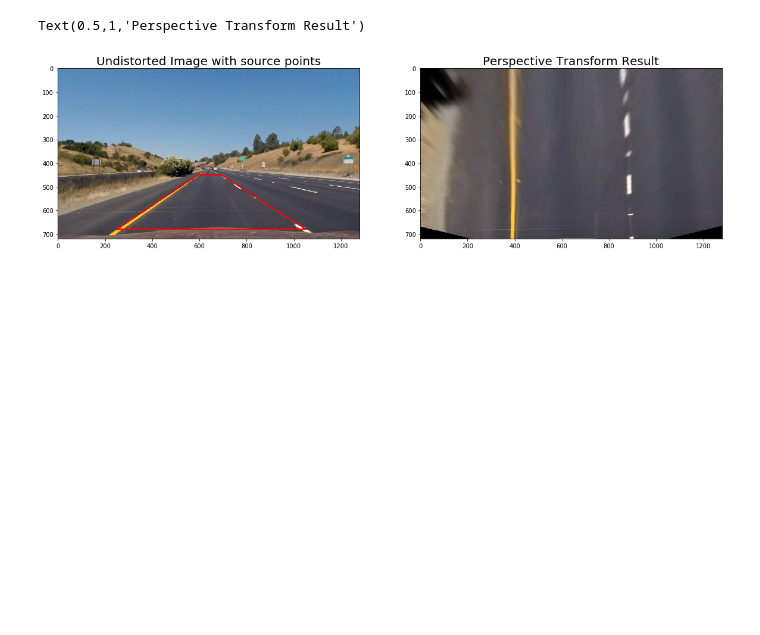
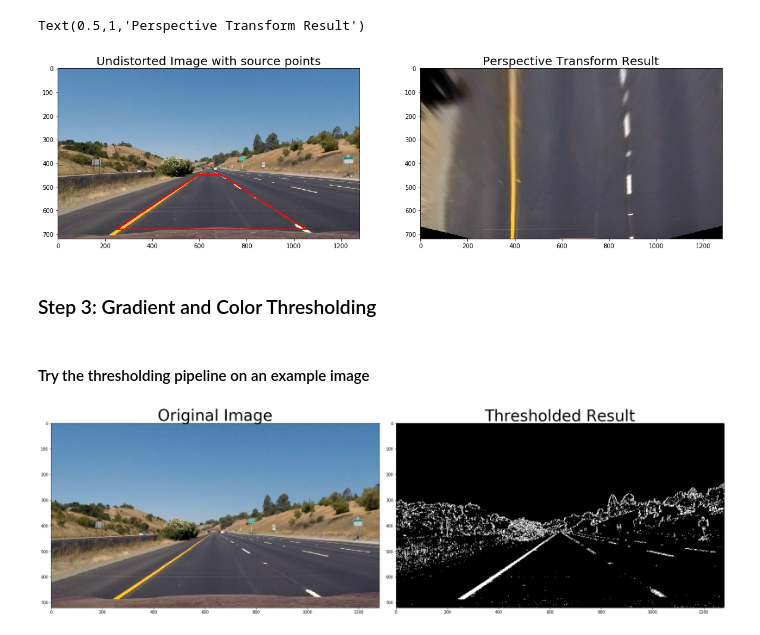
Before and after one commit to jordancharest/Advanced-Lane-Finding, a Jupyter notebook: advanced_lane_finding.ipynb, the cells around one changed output. Drawn from its saved outputs; the diff is of its cells as text; code cells hidden in the pictures; blank space fills up the shorter version.

Commit message:
Finished color/gradient thresholding

```diff
--- a/advanced_lane_finding.ipynb
+++ b/advanced_lane_finding.ipynb
@@ -142,3 +152,47 @@ axs[1].set_title('Perspective Transform Result', fontsize=20)
 [594. 450.]
 Text(0.5,1,'Perspective Transform Result')
 [figure]
+# %% [markdown]
+### Step 3: Gradient and Color Thresholding
+# %%
+# This function thresholds an image using the a sobel x-direction threshold on the HLS L-channel,
+# and a magnitude threshold on the HLS S-channel
+def threshold_pipeline(img, s_thresh=(170, 255), sx_thresh=(20, 100)):
+    img = np.copy(img)
+    # Convert to HLS color space and separate the L and S channel
+    hls = cv2.cvtColor(img, cv2.COLOR_RGB2HLS)
+    l_channel = hls[:,:,1]
+    s_channel = hls[:,:,2]
+    # Sobel x
+    sobelx = cv2.Sobel(l_channel, cv2.CV_64F, 1, 0) # Take the derivative in x
+    abs_sobelx = np.absolute(sobelx) # Absolute x derivative to accentuate lines away from horizontal
+    scaled_sobel = np.uint8(255*abs_sobelx/np.max(abs_sobelx))
+
+    # Threshold x gradient
+    sxbinary = np.zeros_like(scaled_sobel)
+    sxbinary[(scaled_sobel >= sx_thresh[0]) & (scaled_sobel <= sx_thresh[1])] = 1
+
+    # Threshold S-channel
+    s_binary = np.zeros_like(s_channel)
+    s_binary[(s_channel >= s_thresh[0]) & (s_channel <= s_thresh[1])] = 1
+
+    # Combine the results
+    result_binary = s_binary | sxbinary
+    return result_binary
+# %% [markdown]
+#### Try the thresholding pipeline on an example image
+# %%
+thresholded = threshold_pipeline(road_image)
+
+# Plot the result
+f, (ax1, ax2) = plt.subplots(1, 2, figsize=(24, 9))
+f.tight_layout()
+
+ax1.imshow(road_image)
+ax1.set_title('Original Image', fontsize=40)
+
+ax2.imshow(thresholded, cmap='gray')
+ax2.set_title('Thresholded Result', fontsize=40)
+plt.subplots_adjust(left=0., right=1, top=0.9, bottom=0.)
+# %% [output]
+[figure, added]
```
Also changed, not shown: parts of 6 cells of this notebook.
